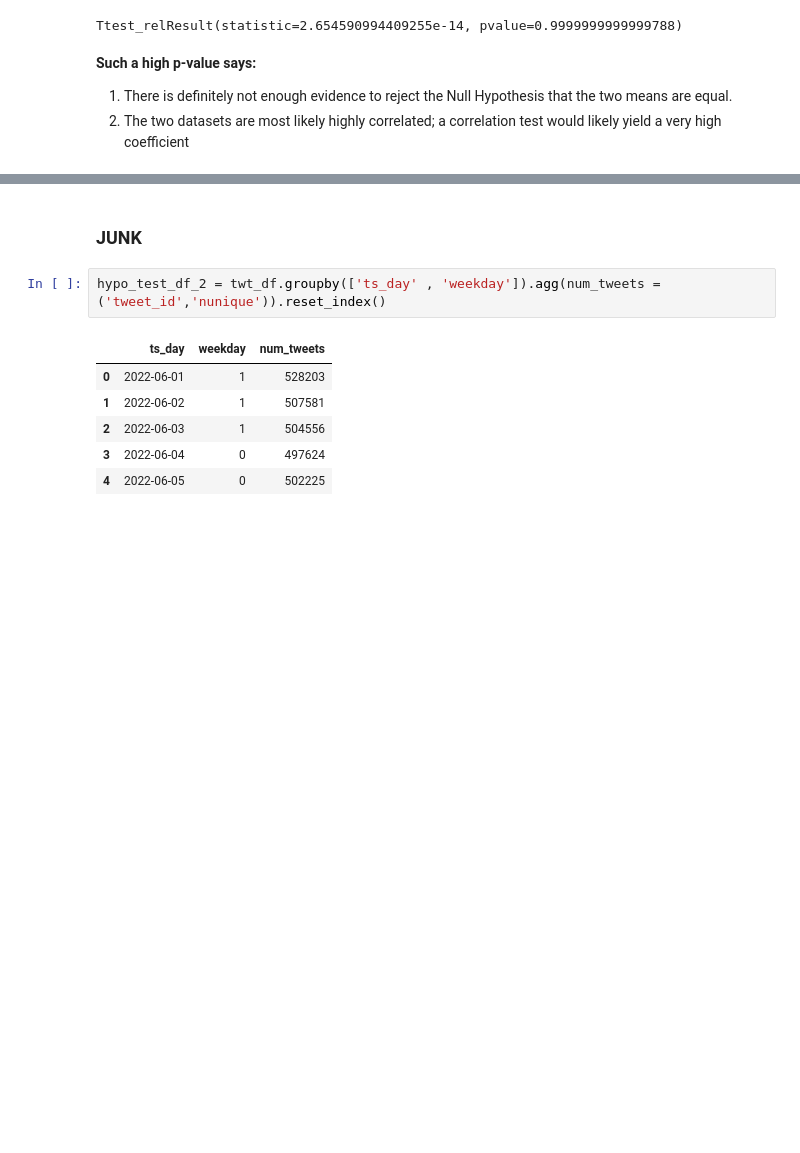
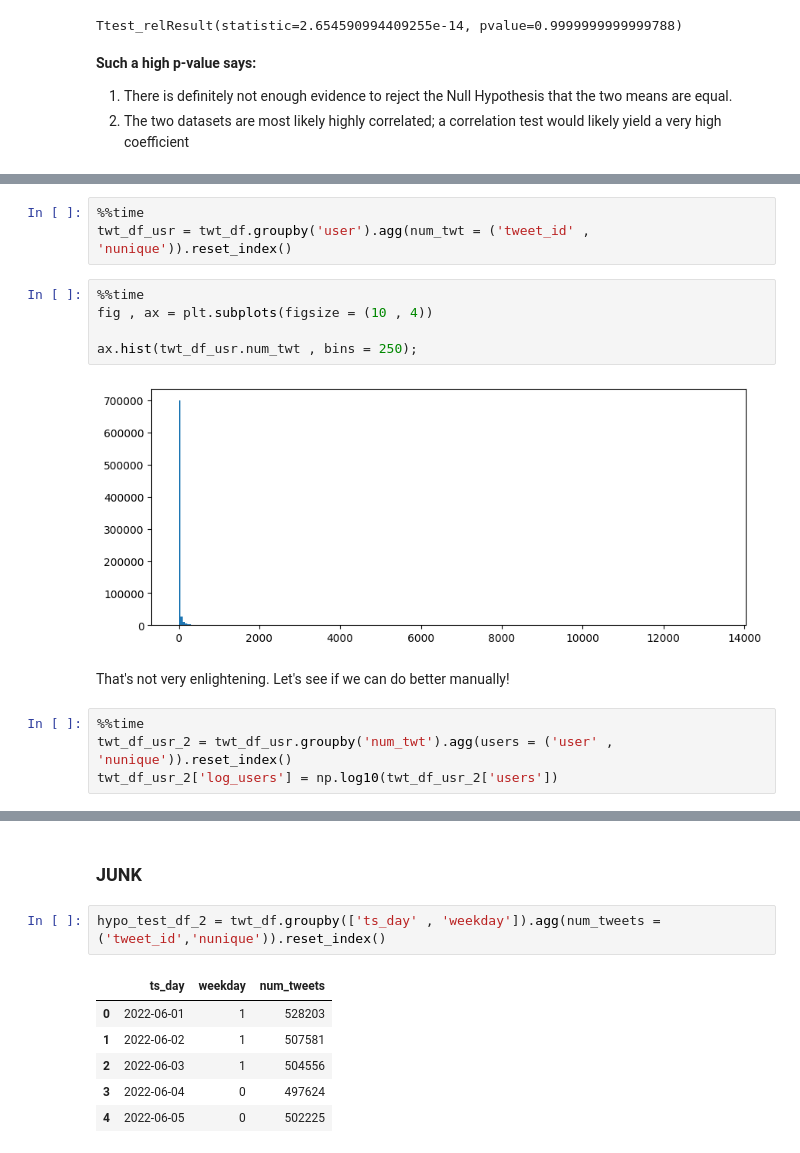
Before and after one commit to katoxiv/X-Notebooks, a Jupyter notebook: Twitter_Coursework/01_Basic_Stats.ipynb, the cells around one changed output, grey strips where cells are left out. Cells and saved outputs as stored; diff of their text form; blank space fills up the shorter version.

```diff
--- a/Twitter_Coursework/01_Basic_Stats.ipynb
+++ b/Twitter_Coursework/01_Basic_Stats.ipynb
@@ -162,0 +263,16 @@ plt.yscale('log');
+# %%
+%%time
+twt_df_usr = twt_df.groupby('user').agg(num_twt = ('tweet_id' , 'nunique')).reset_index()
+# %%
+%%time
+fig , ax = plt.subplots(figsize = (10 , 4))
+
+ax.hist(twt_df_usr.num_twt , bins = 250);
+# %% [output]
+[figure, added]
+# %% [markdown]
+That's not very enlightening. Let's see if we can do better manually!
+# %%
+%%time
+twt_df_usr_2 = twt_df_usr.groupby('num_twt').agg(users = ('user' , 'nunique')).reset_index()
+twt_df_usr_2['log_users'] = np.log10(twt_df_usr_2['users'])
```
Also changed, not shown: parts of 30 cells of this notebook, 1 other file.
